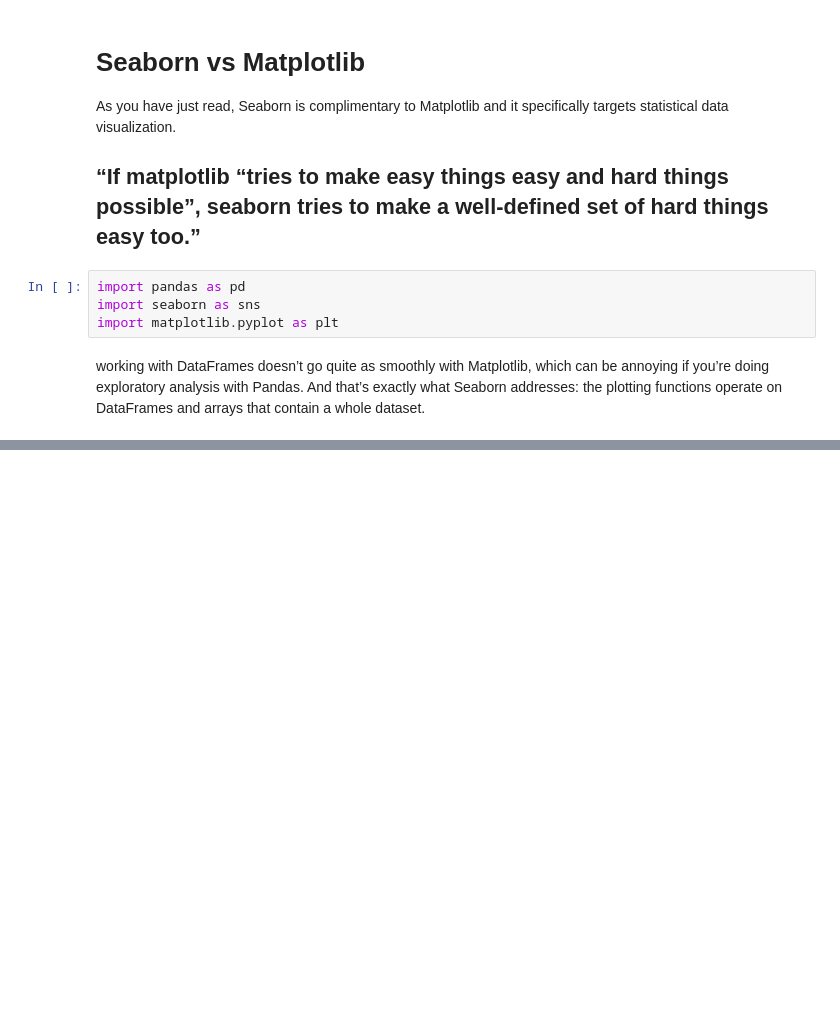
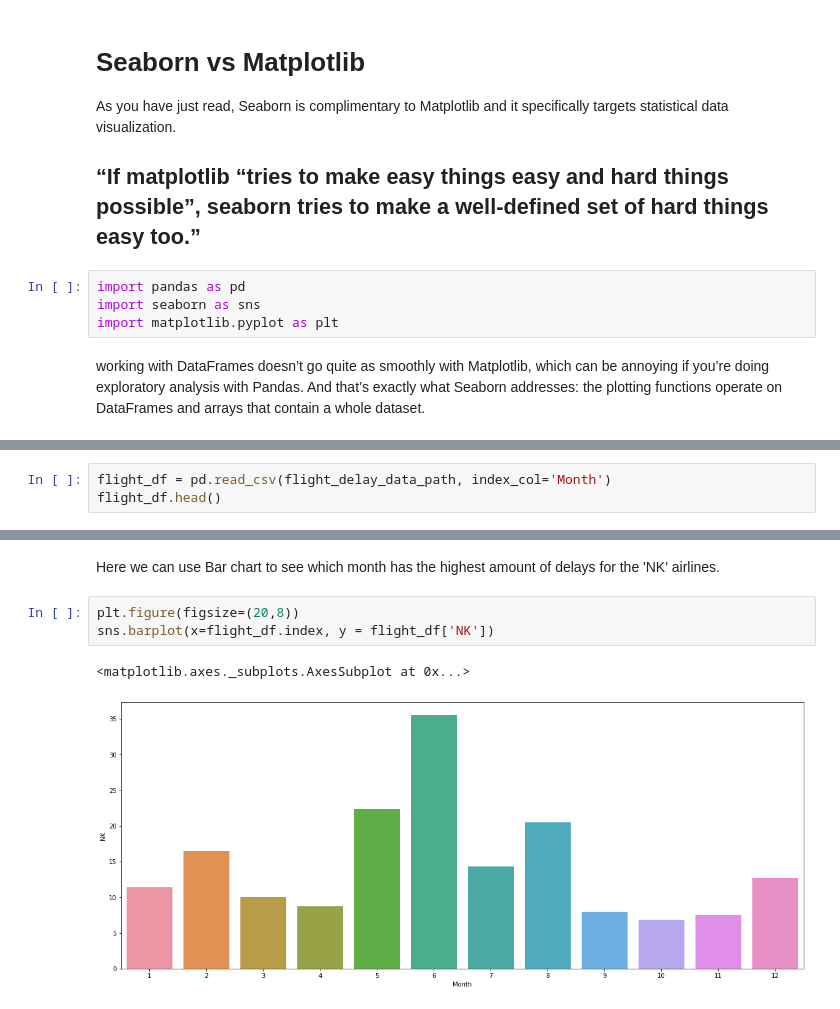
Before and after one commit to SB-Jr/tldr_plotting, a Jupyter notebook: Seaborn.ipynb, the cells around one changed output, grey strips where cells are left out. Drawn from its saved outputs; the diff is of its cells as text; blank space fills up the shorter version.

```diff
--- a/Seaborn.ipynb
+++ b/Seaborn.ipynb
@@ -12,0 +51,3 @@ working with DataFrames doesn’t go quite as smoothly with Matplotlib, which ca
+# %%
+flight_df = pd.read_csv(flight_delay_data_path, index_col='Month')
+flight_df.head()
@@ -12,0 +62,8 @@ working with DataFrames doesn’t go quite as smoothly with Matplotlib, which ca
+# %% [markdown]
+Here we can use Bar chart to see which month has the highest amount of delays for the 'NK' airlines.
+# %%
+plt.figure(figsize=(20,8))
+sns.barplot(x=flight_df.index, y = flight_df['NK'])
+# %% [output]
+<matplotlib.axes._subplots.AxesSubplot at 0x...>
+[figure, added]
```
Also changed, not shown: parts of 21 cells of this notebook, 5 other files.
